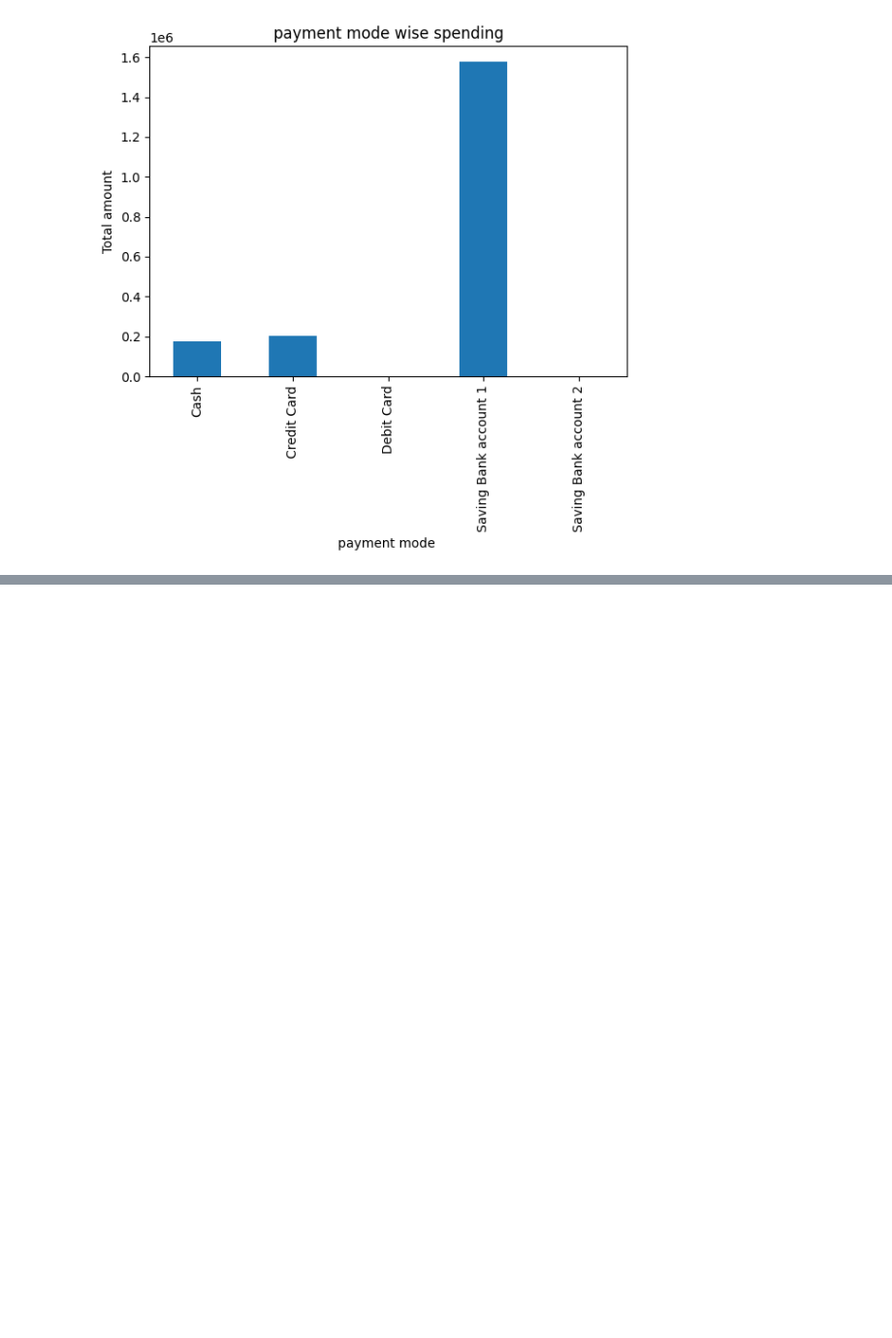
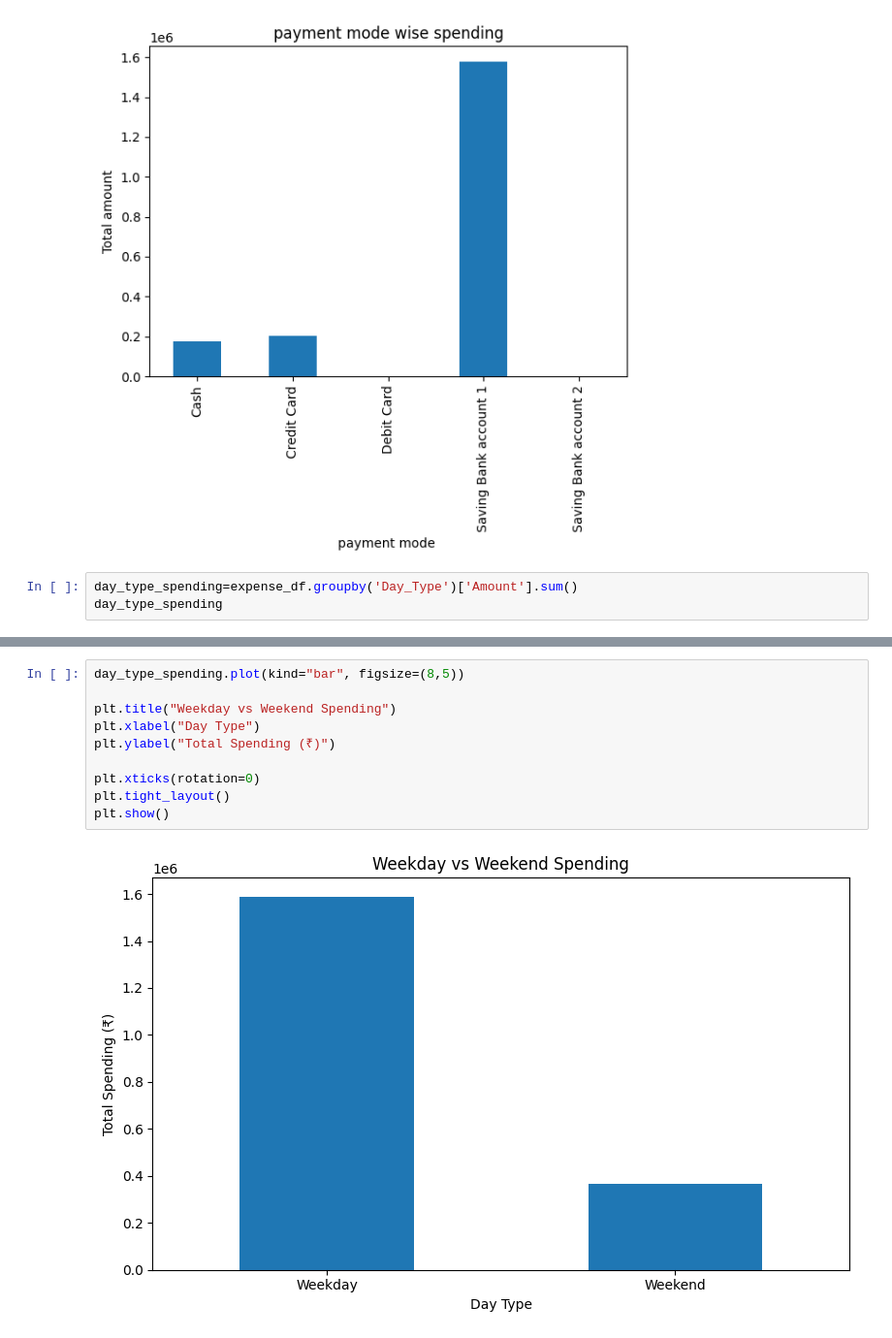
Before and after one commit to kailashchaudhary-p/Daily-Expense-Analyzer, a Jupyter notebook: Daily_Expense_Analyzer.ipynb, the cells around one changed output, grey strips where cells are left out. Shown at 97% size. Cells and saved outputs as stored; diff of their text form; blank space fills up the shorter version.

```diff
--- a/Daily_Expense_Analyzer.ipynb
+++ b/Daily_Expense_Analyzer.ipynb
@@ -556,3 +556,6 @@ plt.tight_layout()
 plt.show()
 # %% [output]
 [figure]
+# %%
+day_type_spending=expense_df.groupby('Day_Type')['Amount'].sum()
+day_type_spending
@@ -558,0 +568,12 @@ plt.show()
+# %%
+day_type_spending.plot(kind="bar", figsize=(8,5))
+
+plt.title("Weekday vs Weekend Spending")
+plt.xlabel("Day Type")
+plt.ylabel("Total Spending (₹)")
+
+plt.xticks(rotation=0)
+plt.tight_layout()
+plt.show()
+# %% [output]
+[figure, added]
```
Also changed, not shown: parts of 1 cell of this notebook.
